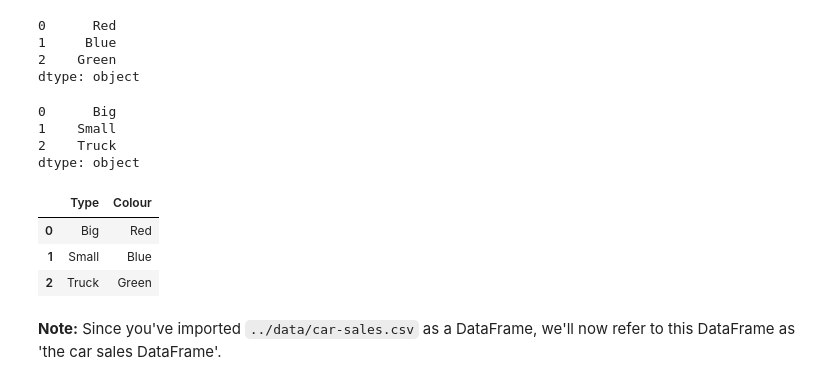
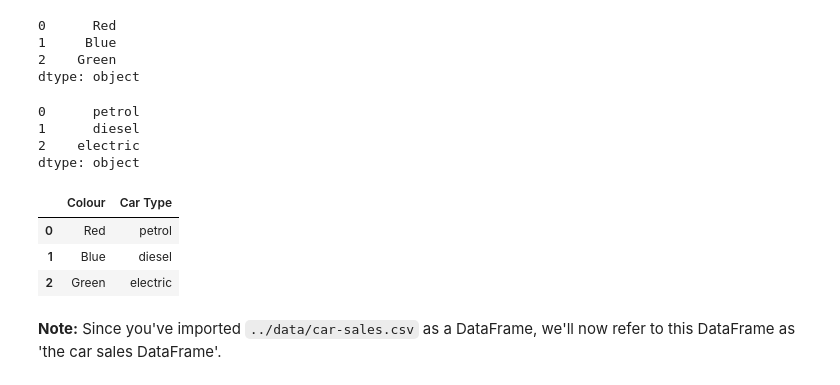
Before and after one commit to bhupendpatil/Practice, a Jupyter notebook: Data Analysis/Pandas/pandas-exercises.ipynb, the cells around one changed output. Saved outputs shown, nothing was run; the diff lists cells and outputs as text; code cells hidden in the pictures.

```diff
--- a/Data Analysis/Pandas/pandas-exercises.ipynb
+++ b/Data Analysis/Pandas/pandas-exercises.ipynb
@@ -15,6 +15,6 @@ For further reference and resources, it's advised to check out the [pandas docum
 import pandas as pd
 # %%
 # Create a series of three different colours
-car_colour = pd.Series(["Red","Blue","Green"])
+colours = pd.Series(["Red","Blue","Green"])
 # %%
 # View the series of different colours
@@ -26,22 +26,22 @@ car_colour
 dtype: object
 # %%
 # Create a series of three different car types and view it
-car_types = pd.Series(["Big","Small","Truck"])
+car_types = pd.Series(["petrol","diesel","electric"])
 car_types
 # %% [output]
-0      Big
-1    Small
-2    Truck
+0      petrol
+1      diesel
+2    electric
 dtype: object
 # %%
 # Combine the Series of cars and colours into a DataFrame
-car_data = pd.DataFrame({"Type": car_types, "Colour":car_colour})
-car_data
+cars = pd.DataFrame({"Colour":colours,"Car Type":car_types})
+cars
 # %% [output]
-|  | Type | Colour |
-| 0 | Big | Red |
-| 1 | Small | Blue |
-| 2 | Truck | Green |
+|  | Colour | Car Type |
+| 0 | Red | petrol |
+| 1 | Blue | diesel |
+| 2 | Green | electric |
 # %%
 # Import "../data/car-sales.csv" and turn it into a DataFrame
 car_records = pd.read_csv("car-sales.csv")
```
Also changed, not shown: parts of 22 cells of this notebook.
